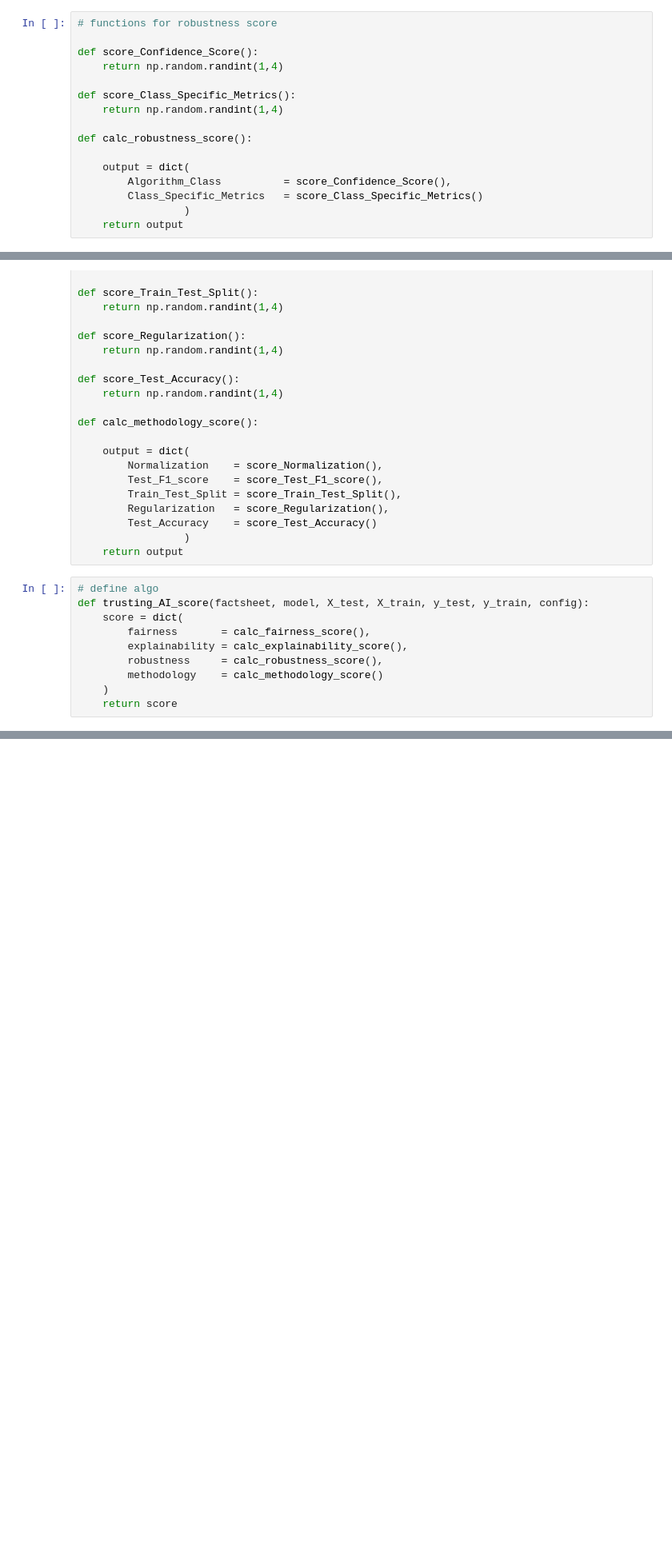
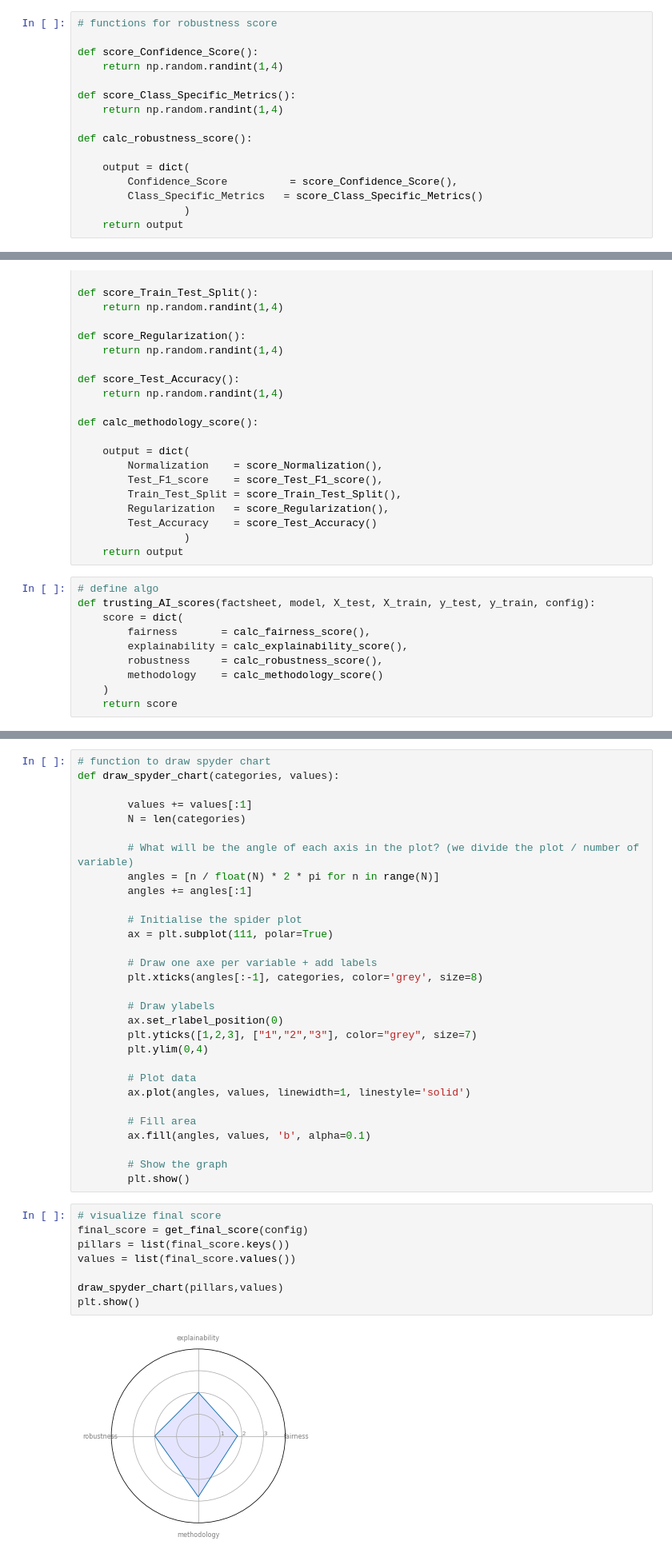
Before and after one commit to jan-kreischer/TRUSTED.AI, a Jupyter notebook: Scenario/trusting_AI_algo.ipynb, the cells around one changed output, grey strips where cells are left out. Shown at 80% size. Cells and saved outputs as stored; diff of their text form; blank space fills up the shorter version.

```diff
--- a/Scenario/trusting_AI_algo.ipynb
+++ b/Scenario/trusting_AI_algo.ipynb
@@ -122,7 +149,7 @@ def score_Class_Specific_Metrics():
 def calc_robustness_score():
 
     output = dict(
-        Algorithm_Class          = score_Confidence_Score(),
+        Confidence_Score          = score_Confidence_Score(),
         Class_Specific_Metrics   = score_Class_Specific_Metrics()
                  )
     return output
@@ -156,7 +183,7 @@ def calc_methodology_score():
     return output
 # %%
 # define algo
-def trusting_AI_score(factsheet, model, X_test, X_train, y_test, y_train, config):
+def trusting_AI_scores(factsheet, model, X_test, X_train, y_test, y_train, config):
     score = dict(
         fairness       = calc_fairness_score(),
         explainability = calc_explainability_score(),
@@ -166,0 +210,40 @@ def trusting_AI_score(factsheet, model, X_test, X_train, y_test, y_train, config
+# %%
+# function to draw spyder chart
+def draw_spyder_chart(categories, values):
+
+        values += values[:1]
+        N = len(categories)
+
+        # What will be the angle of each axis in the plot? (we divide the plot / number of variable)
+        angles = [n / float(N) * 2 * pi for n in range(N)]
+        angles += angles[:1]
+
+        # Initialise the spider plot
+        ax = plt.subplot(111, polar=True)
+
+        # Draw one axe per variable + add labels
+        plt.xticks(angles[:-1], categories, color='grey', size=8)
+
+        # Draw ylabels
+        ax.set_rlabel_position(0)
+        plt.yticks([1,2,3], ["1","2","3"], color="grey", size=7)
+        plt.ylim(0,4)
+
+        # Plot data
+        ax.plot(angles, values, linewidth=1, linestyle='solid')
+
+        # Fill area
+        ax.fill(angles, values, 'b', alpha=0.1)
+
+        # Show the graph
+        plt.show()
+# %%
+# visualize final score
+final_score = get_final_score(config)
+pillars = list(final_score.keys())
+values = list(final_score.values())
+
+draw_spyder_chart(pillars,values)
+plt.show()
+# %% [output]
+[figure, added]
```
Also changed, not shown: parts of 10 cells of this notebook.
